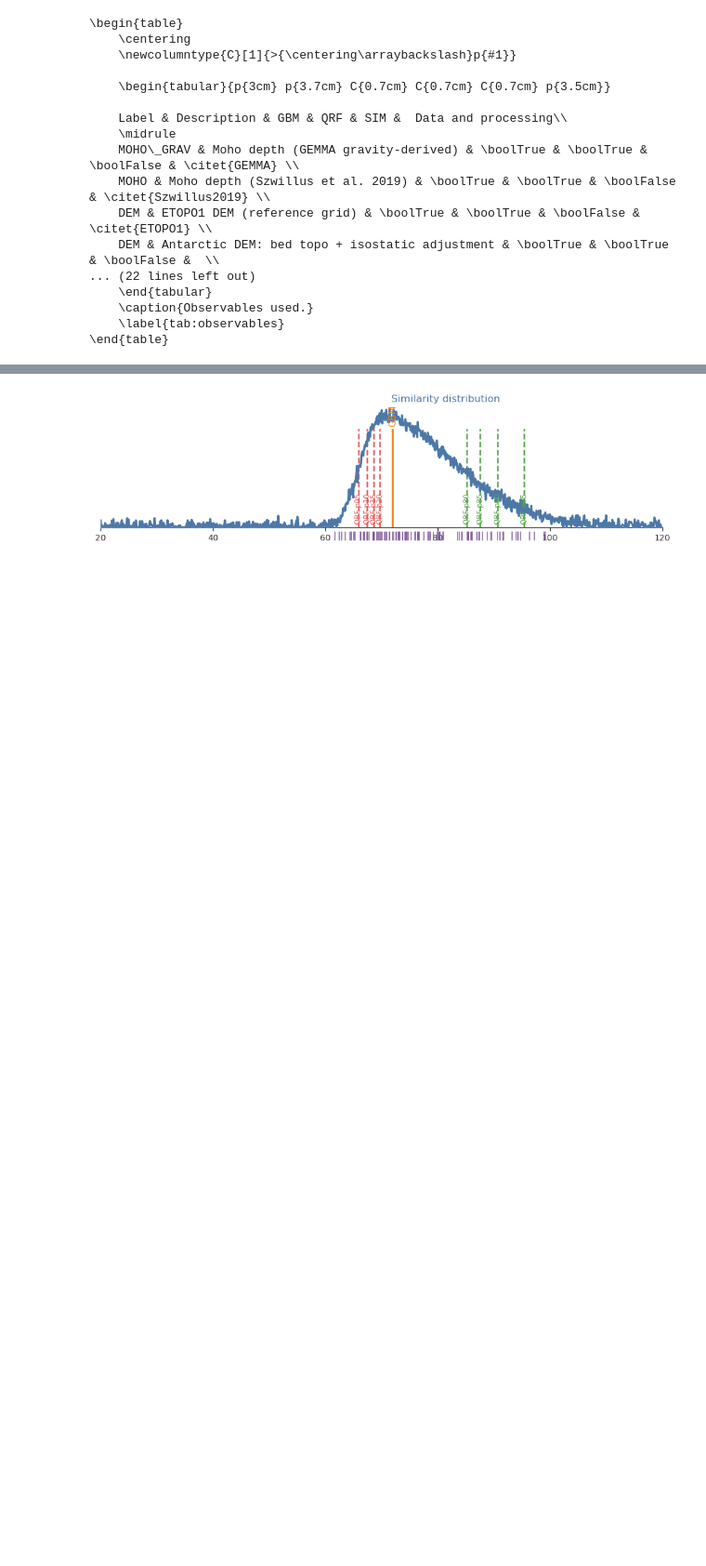
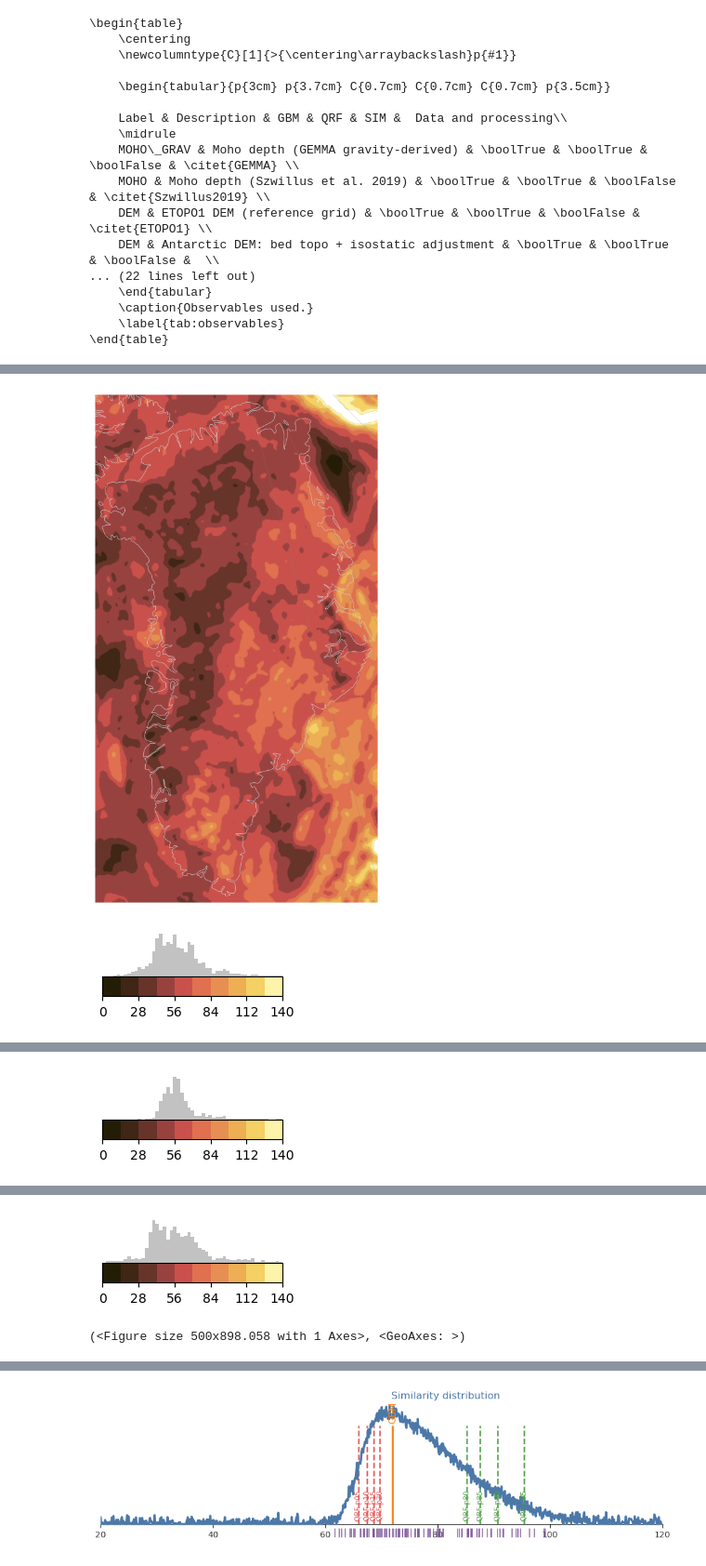
Before and after one commit to TobbeTripitaka/Aq2, a Jupyter notebook: X_EXTRAS.ipynb, the cells around one changed output, grey strips where cells are left out. Shown at 93% size. Drawn from its saved outputs; the diff is of its cells as text; code cells hidden in the pictures; blank space fills up the shorter version.

```diff
--- a/X_EXTRAS.ipynb
+++ b/X_EXTRAS.ipynb
@@ -235,0 +250,26 @@ agrid_aq_gbm =  grid_from_xr_dataset(aq_gbm)
+# %%
+
+grl_map(
+    agrid_kq_gbm,
+    'gbm_q50_corr',
+    save_cbar='fig/kq2_gbm_q_cbar.png',
+    save_fig='fig/kq2_gbm_q.png',
+)
+
+
+grl_map(
+    agrid_kq_qrf,
+    'qrf_q50_corr',
+    save_cbar='fig/kq2_qrf_q_cbar.png',
+    save_fig='fig/kq2_qrf_q.png',
+)
+
+grl_map(
+    agrid_kq_sim,
+    'sim_q_corr',
+    save_cbar='fig/kq2_sim_q_cbar.png',
+    save_fig='fig/kq2_sim_q.png',
+)
+# %% [output]
+[figure, added]
+[figure, added]
@@ -235,0 +277 @@ agrid_aq_gbm =  grid_from_xr_dataset(aq_gbm)
+[figure, added]
@@ -236,3 +279,5 @@ agrid_aq_gbm =  grid_from_xr_dataset(aq_gbm)
+[figure, added]
+(<Figure size 500x898.058 with 1 Axes>, <GeoAxes: >)
 # %%
 agrid_aq_qrf.map('qrf_q50_corr', cmap = hf_cmap, vmin = q_min, vmax = q_max, transparent=True, save_fig='aq2_qrf_q.png')
 
```
Also changed, not shown: parts of 14 cells of this notebook, 2 other files.
